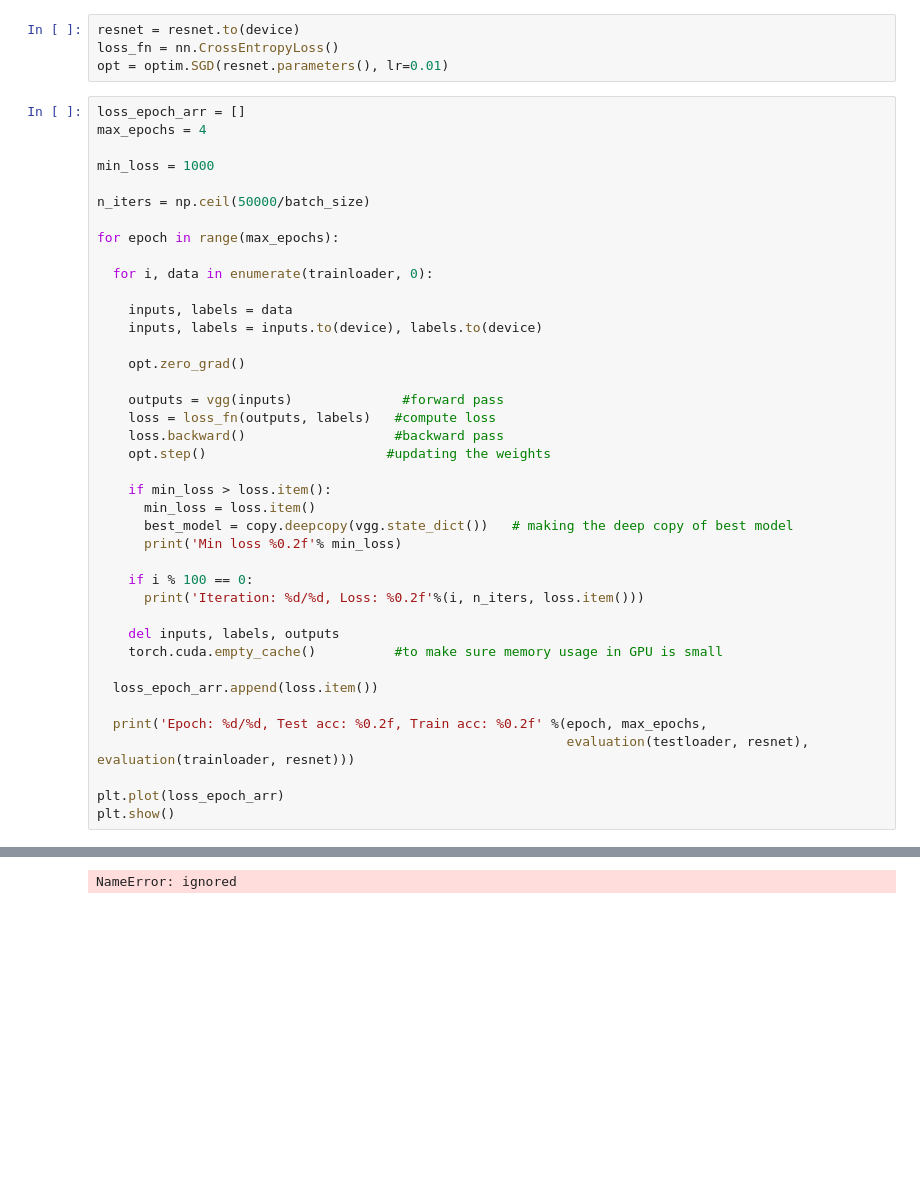
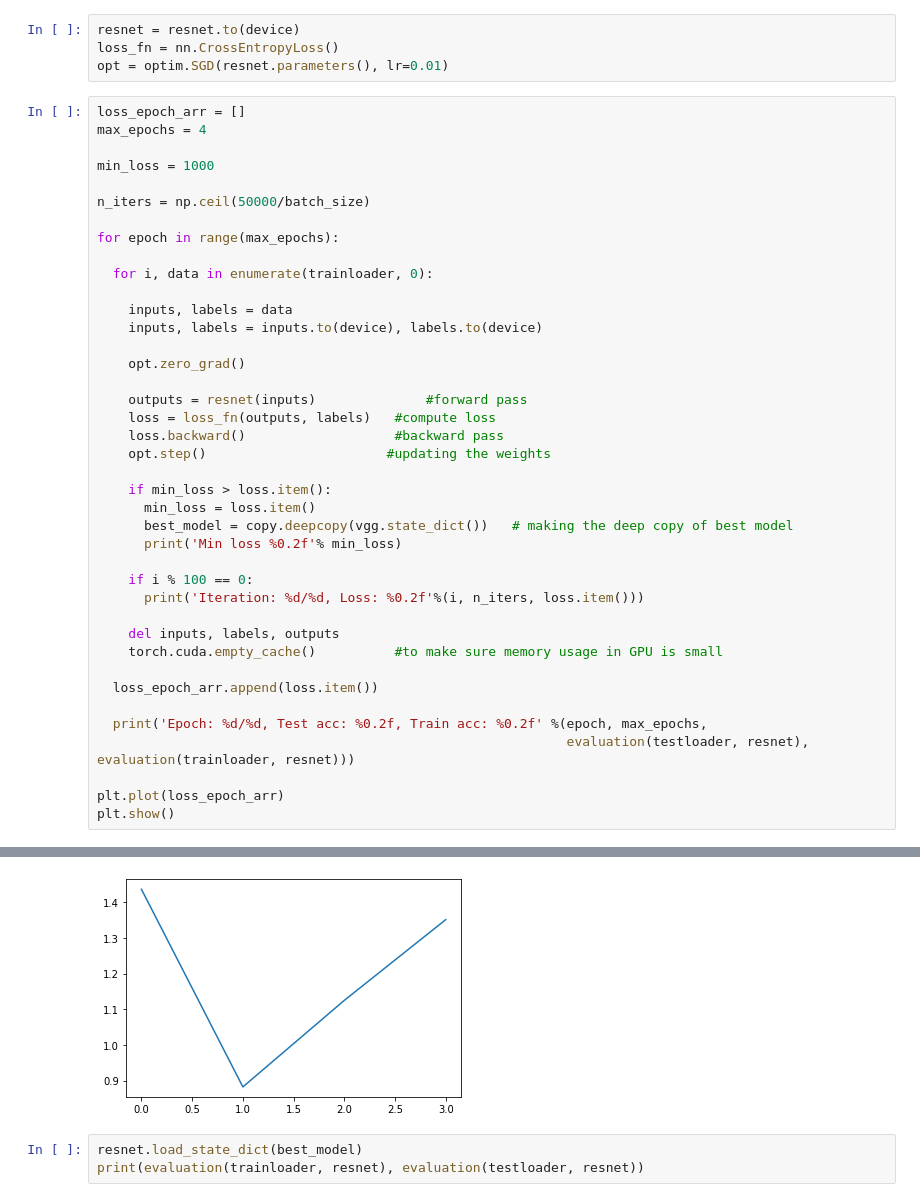
Before and after one commit to Arpitkamal/Deep-Learning---Deep-Convolutional-Neural-Networks, a Jupyter notebook: LargeCNNs.ipynb, the cells around one changed output, grey strips where cells are left out. Cells and saved outputs as stored; diff of their text form; blank space fills up the shorter version.

```diff
--- a/LargeCNNs.ipynb
+++ b/LargeCNNs.ipynb
@@ -410,7 +412,7 @@ for epoch in range(max_epochs):
 
     opt.zero_grad()
 
-    outputs = vgg(inputs)              #forward pass
+    outputs = resnet(inputs)              #forward pass
     loss = loss_fn(outputs, labels)   #compute loss
     loss.backward()                   #backward pass
     opt.step()                       #updating the weights
@@ -454 +456,4 @@ Iteration: 3100/3125, Loss: 2.49
-NameError: ignored
+[figure, added]
+# %%
+resnet.load_state_dict(best_model)
+print(evaluation(trainloader, resnet), evaluation(testloader, resnet))
```
Also changed, not shown: parts of 19 cells of this notebook.
